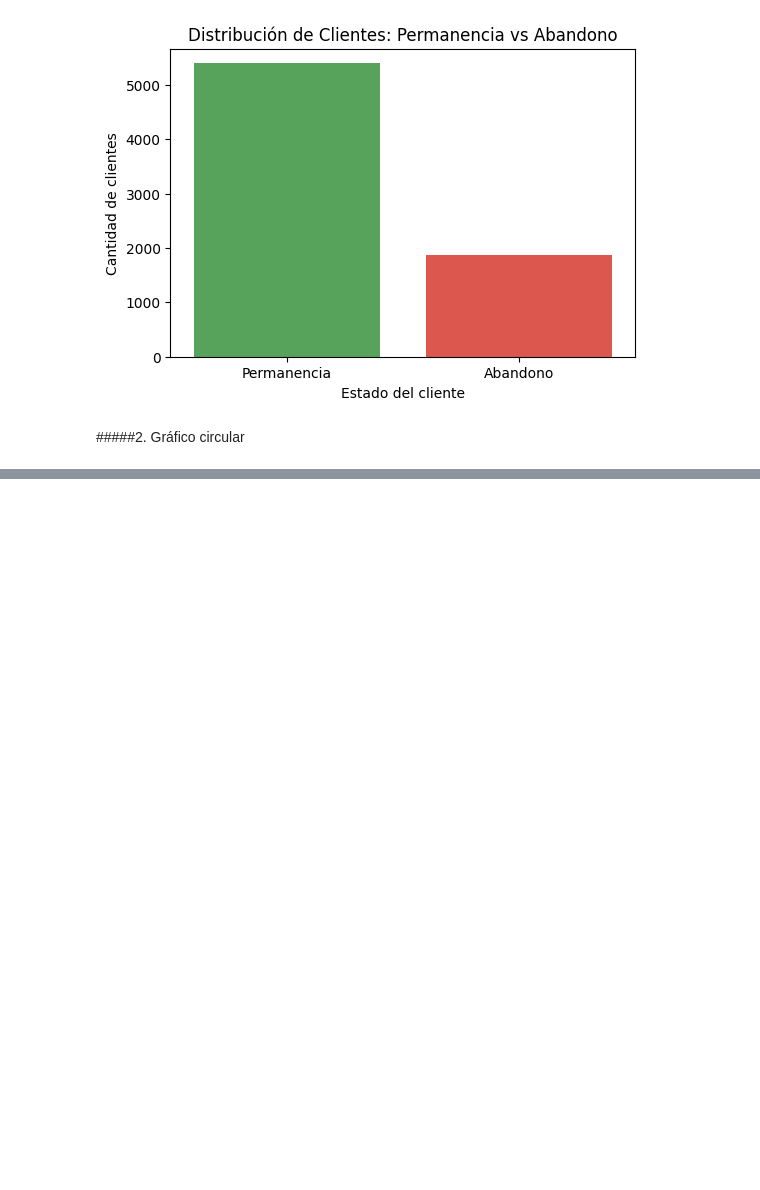
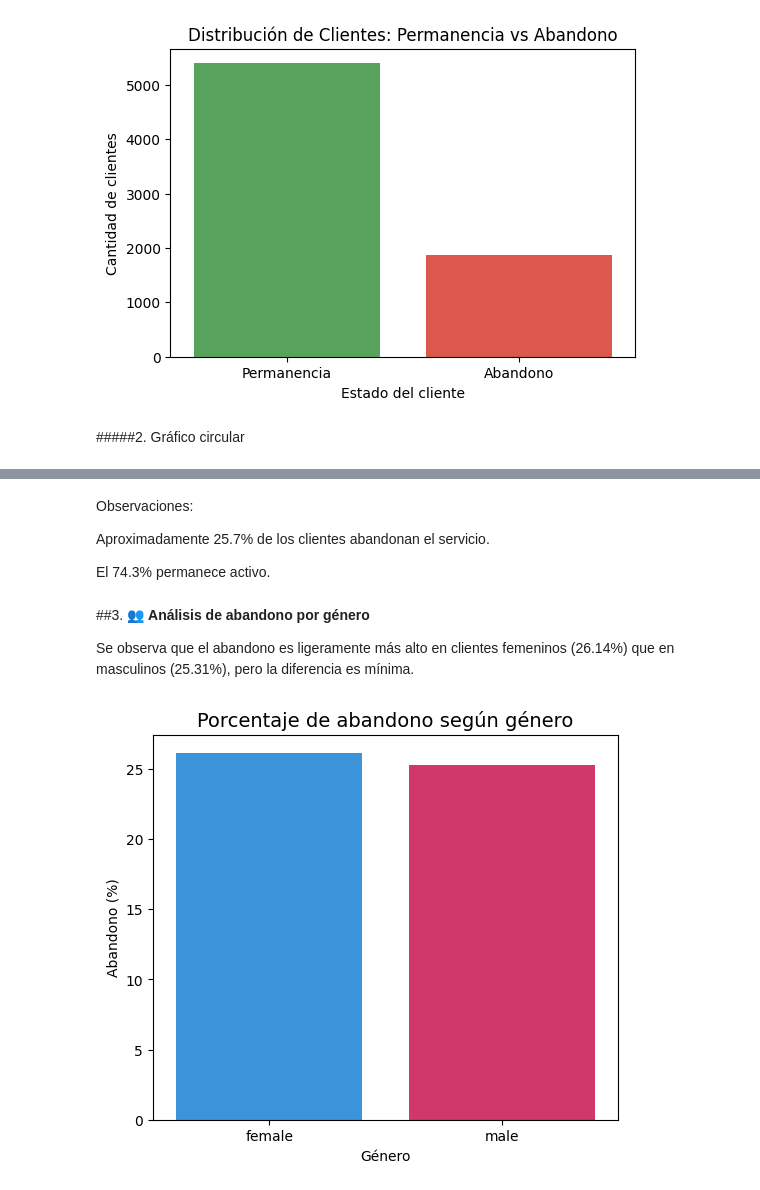
Before and after one commit to MattLudu/Challeng_TelecomX_Latam, a Jupyter notebook: TelecomX_LATAM.ipynb, the cells around one changed output, grey strips where cells are left out. Drawn from its saved outputs; the diff is of its cells as text; code cells hidden in the pictures; blank space fills up the shorter version.

```diff
--- a/TelecomX_LATAM.ipynb
+++ b/TelecomX_LATAM.ipynb
@@ -561,0 +645,27 @@ fig.show()
+# %% [markdown]
+Observaciones:
+
+Aproximadamente 25.7% de los clientes abandonan el servicio.
+
+El 74.3% permanece activo.
+# %% [markdown]
+##3. 👥 **Análisis de abandono por género**
+
+Se observa que el abandono es ligeramente más alto en clientes femeninos (26.14%) que en masculinos (25.31%), pero la diferencia es mínima.
+# %%
+abandono_por_genero = datos_telecom_x.groupby('cliente_genero')['abandono'].mean() * 100
+plt.figure(figsize=(6,5))
+sns.barplot(
+    x=abandono_por_genero.index,
+    y=abandono_por_genero.values,
+    palette=['#2196F3', '#E91E63'],
+    hue=abandono_por_genero.index,
+    dodge=False
+)
+plt.title("Porcentaje de abandono según género", fontsize=14)
+plt.ylabel("Abandono (%)")
+plt.xlabel("Género")
+plt.legend([],[], frameon=False)
+plt.show()
+# %% [output]
+[figure, added]
```
Also changed, not shown: parts of 22 cells of this notebook.
